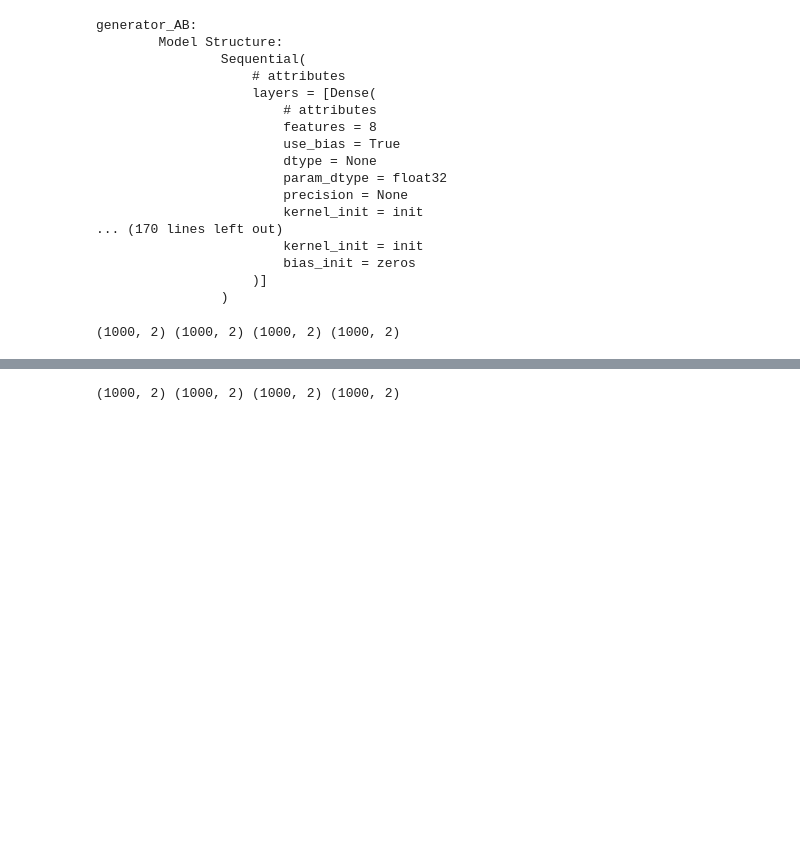
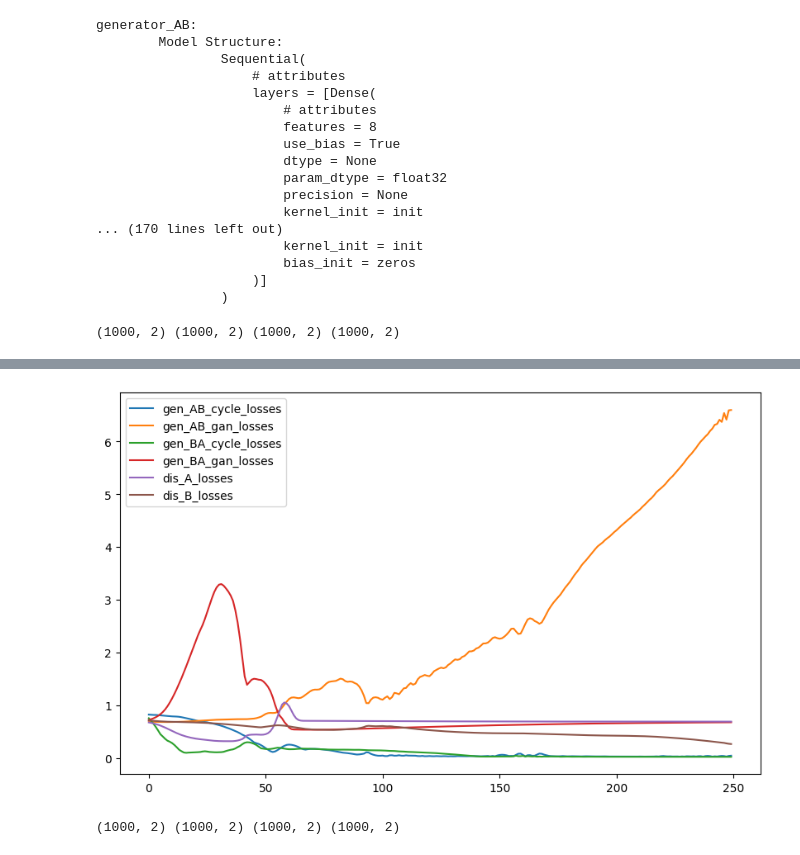
Before and after one commit to Trent-Fellbootman/CS182-282A-Final-Project, a Jupyter notebook: demo_cyclegan.ipynb, the cells around one changed output, grey strips where cells are left out. Cells and saved outputs as stored; diff of their text form; code cells hidden in the pictures; blank space fills up the shorter version.

Commit message:
CycleGAN seems to be working.

```diff
--- a/demo_cyclegan.ipynb
+++ b/demo_cyclegan.ipynb
@@ -111,7 +112,15 @@ px.scatter(df_A, x='x', y='y', color='labels')
 # %% [output]
 [interactive output not drawn]
 # %%
-history = model.train(A, B, optax.adam(learning_rate=5e-3), print_every=5, batch_size=1000, num_epochs=500, cycle_loss_weight=5)
+history = model.train(A, B, optax.adam(learning_rate=5e-3), print_every=5, batch_size=1000, num_epochs=250, cycle_loss_weight=5)
+# %%
+fig = plt.figure(figsize=(10, 6))
+for key, value in history.items():
+    plt.plot(range(len(value)), value, label=key)
+plt.legend()
+plt.show()
+# %% [output]
+[figure, added]
 # %%
 gan_AB, gan_BA = model.create_distribution()
 # %%
```
Also changed, not shown: parts of 20 cells of this notebook, 1 other file.
